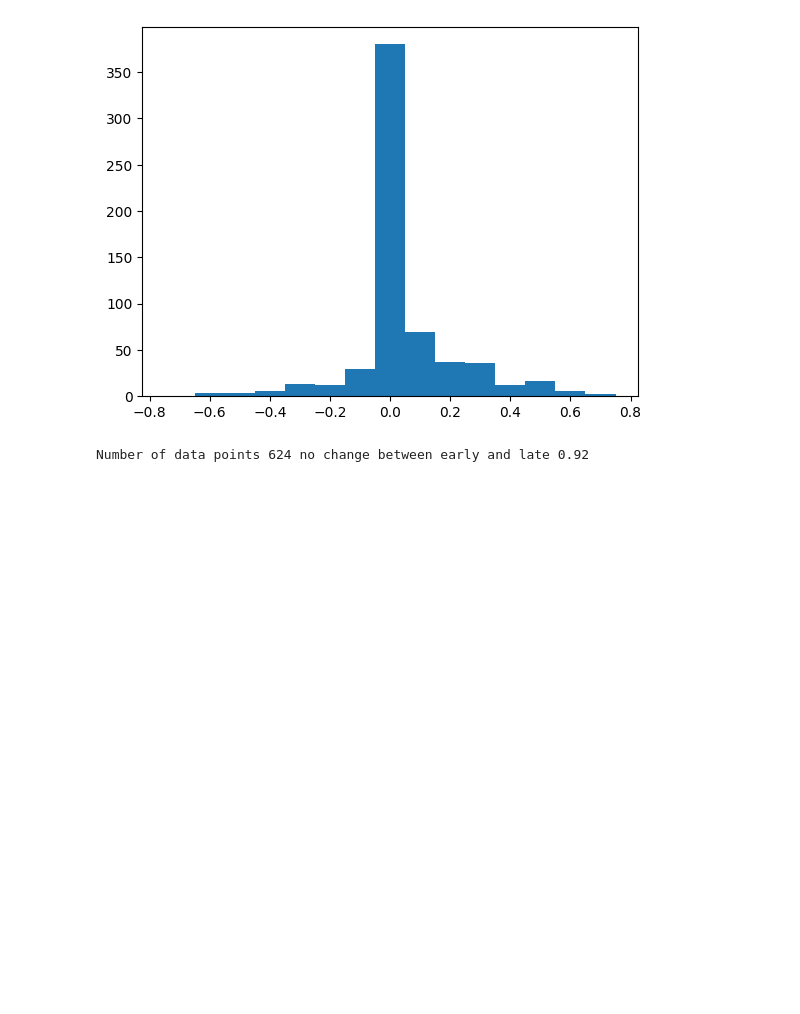
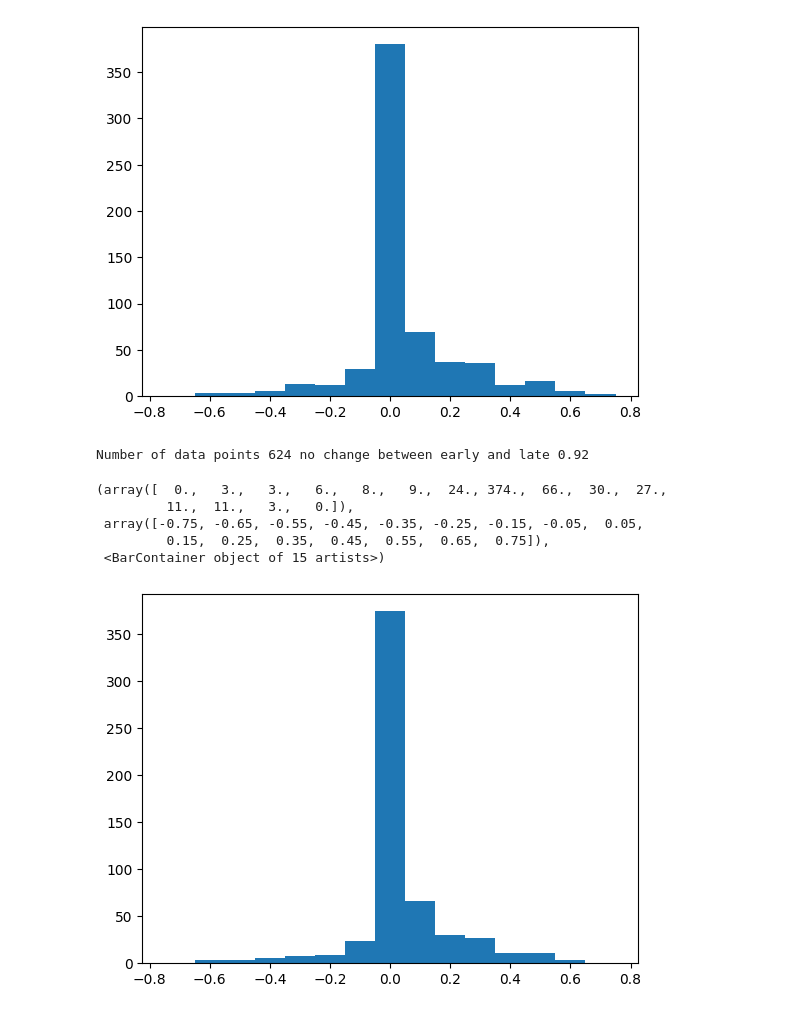
Before and after one commit to dkaizhang/early, a Jupyter notebook: early.ipynb, the cells around one changed output. Saved outputs shown, nothing was run; the diff lists cells and outputs as text; code cells hidden in the pictures; blank space fills up the shorter version.

Commit message:
plotting hist for pred change/no change

```diff
--- a/early.ipynb
+++ b/early.ipynb
@@ -72,3 +72,12 @@ no_change = pred_early.squeeze() == pred_late.squeeze()
 print("Number of data points", len(no_change), "no change between early and late", f"{no_change.sum() / len(no_change):.2f}")
 # %% [output]
 Number of data points 624 no change between early and late 0.92
+# %%
+plt.hist(diff[no_change], bins=bins)
+# %% [output]
+(array([  0.,   3.,   3.,   6.,   8.,   9.,  24., 374.,  66.,  30.,  27.,
+         11.,  11.,   3.,   0.]),
+ array([-0.75, -0.65, -0.55, -0.45, -0.35, -0.25, -0.15, -0.05,  0.05,
+         0.15,  0.25,  0.35,  0.45,  0.55,  0.65,  0.75]),
+ <BarContainer object of 15 artists>)
+[figure, added]
```
Also changed, not shown: parts of 1 cell of this notebook.
